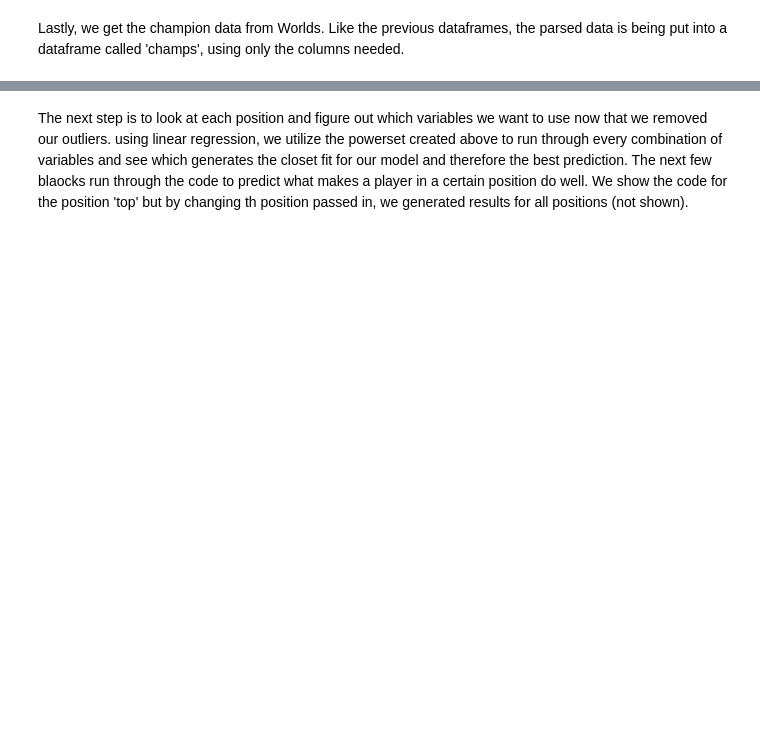
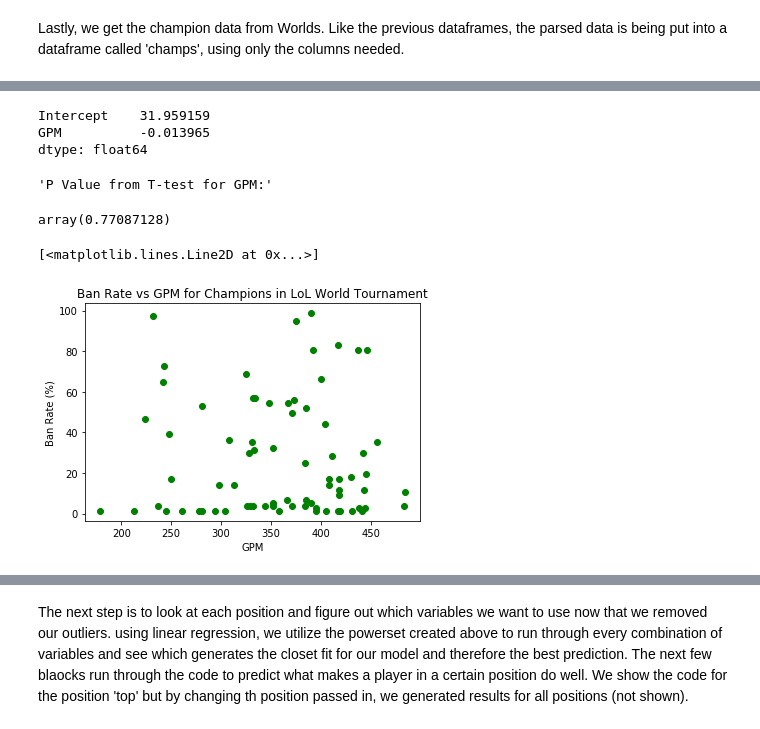
Before and after one commit to dbriggs2/dbriggs2.github.io, a Jupyter notebook: Final.ipynb, the cells around one changed output, grey strips where cells are left out. Cells and saved outputs as stored; diff of their text form; code cells hidden in the pictures; blank space fills up the shorter version.

```diff
--- a/Final.ipynb
+++ b/Final.ipynb
@@ -486,0 +572,17 @@ champs.to_csv("champs.csv")
+# %%
+model = sm.ols(formula='PB ~ GPM', data = champs).fit()
+display(model.params)
+display("P Value from T-test for GPM:",model.t_test('GPM = 0').pvalue)
+
+plt.title("Ban Rate vs GPM for Champions in LoL World Tournament")
+plt.xlabel("GPM")
+plt.ylabel("Ban Rate (%)")
+plt.plot(champs['GPM'],champs['PB'],'go')
+# %% [output]
+Intercept    31.959159
+GPM          -0.013965
+dtype: float64
+'P Value from T-test for GPM:'
+array(0.77087128)
+[<matplotlib.lines.Line2D at 0x...>]
+[figure, added]
```
Also changed, not shown: parts of 60 cells of this notebook.
